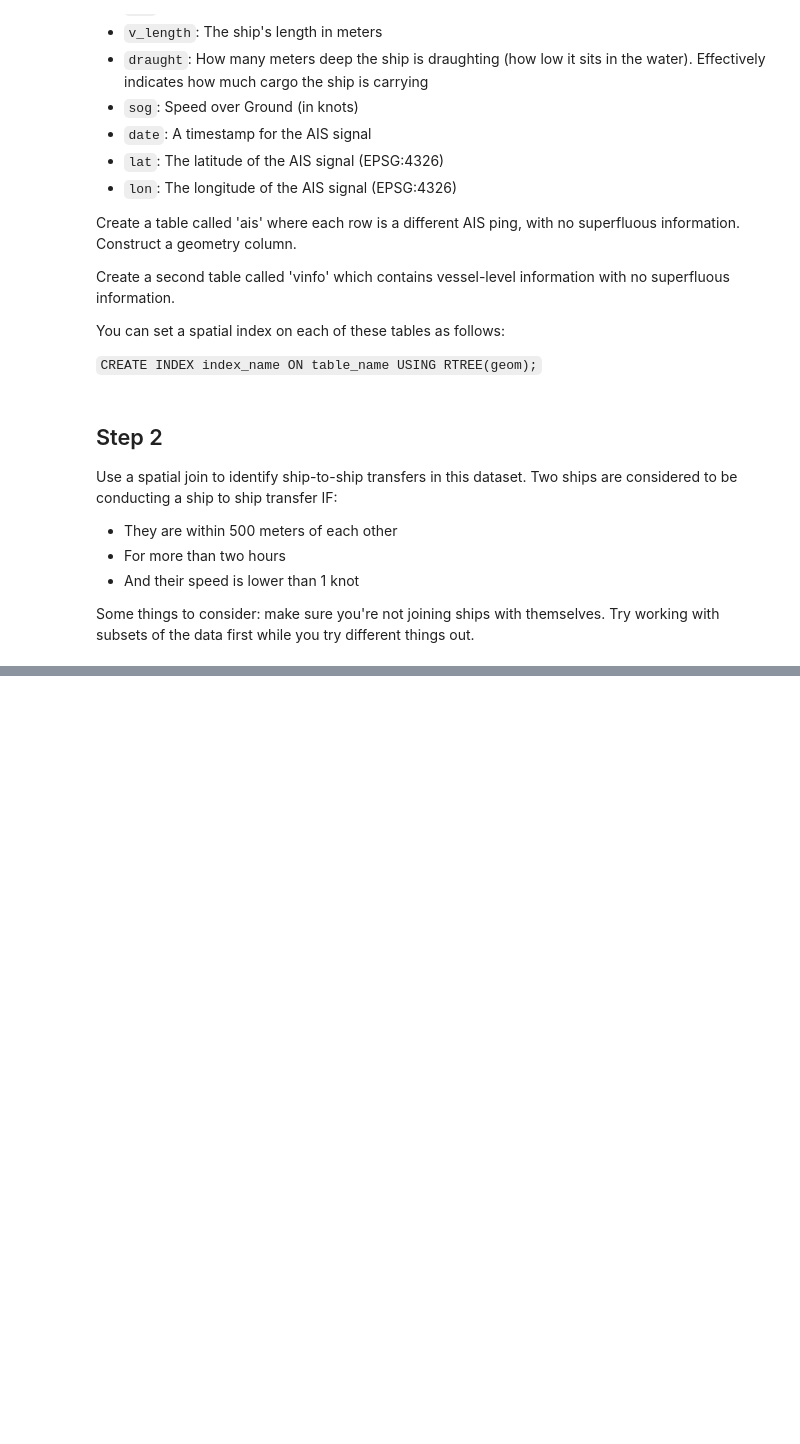
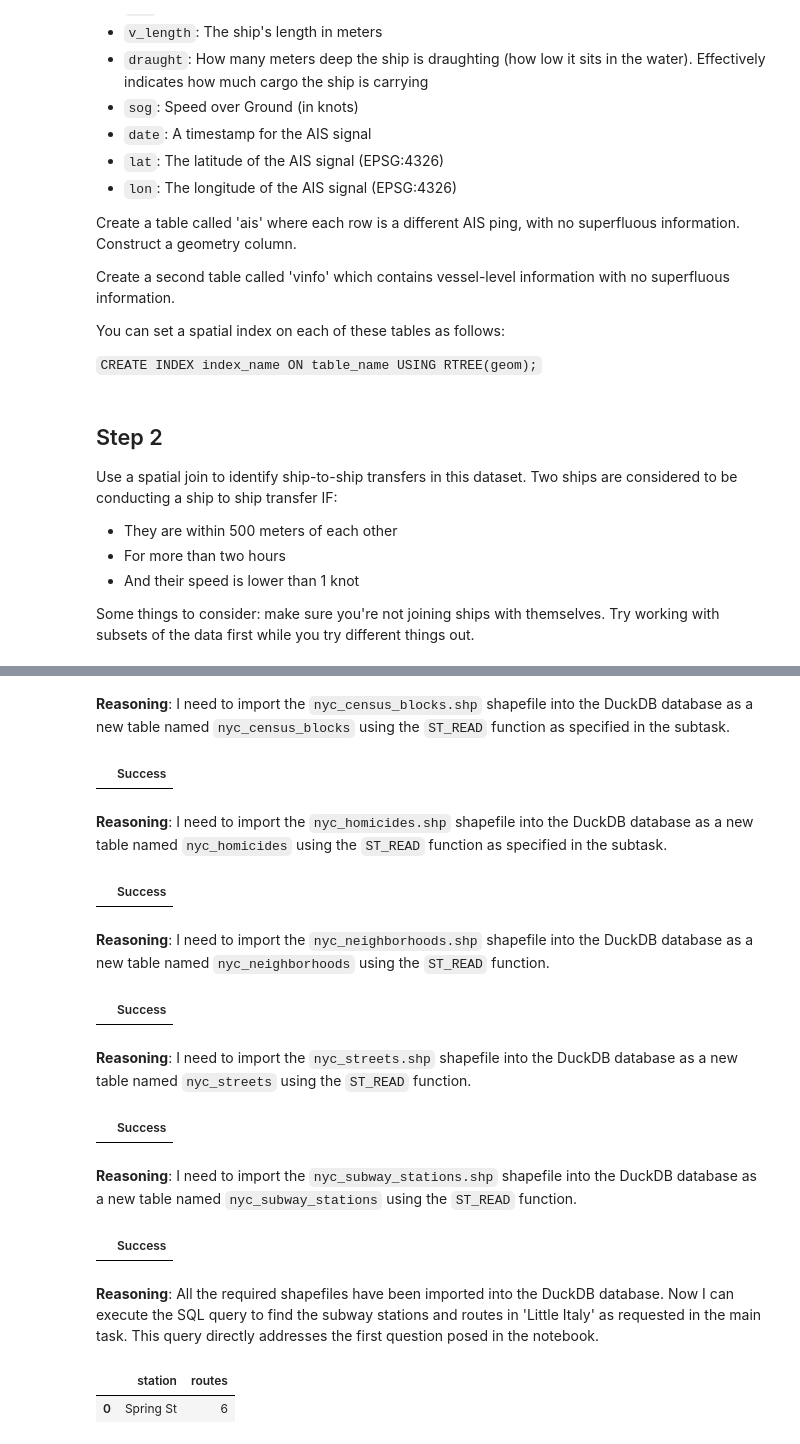
Before and after one commit to Nanxi-lu/BSA_Big_data, a Jupyter notebook: notebooks/W04_postgis2.ipynb, the cells around one changed output, grey strips where cells are left out. Saved outputs shown, nothing was run; the diff lists cells and outputs as text; code cells hidden in the pictures; blank space fills up the shorter version.

```diff
--- a/notebooks/W04_postgis2.ipynb
+++ b/notebooks/W04_postgis2.ipynb
@@ -151,0 +271,60 @@ Some things to consider: make sure you're not joining ships with themselves. Try
+# %% [markdown]
+**Reasoning**:
+I need to import the `nyc_census_blocks.shp` shapefile into the DuckDB database as a new table named `nyc_census_blocks` using the `ST_READ` function as specified in the subtask.
+# %%
+%%sql
+CREATE OR REPLACE TABLE nyc_census_blocks AS
+SELECT * FROM ST_READ('./nyc_data_extracted/nyc_census_blocks.shp');
+# %% [output]
+|  | Success |
+# %% [markdown]
+**Reasoning**:
+I need to import the `nyc_homicides.shp` shapefile into the DuckDB database as a new table named `nyc_homicides` using the `ST_READ` function as specified in the subtask.
+# %%
+%%sql
+CREATE OR REPLACE TABLE nyc_homicides AS
+SELECT * FROM ST_READ('./nyc_data_extracted/nyc_homicides.shp');
+# %% [output]
+|  | Success |
+# %% [markdown]
+**Reasoning**:
+I need to import the `nyc_neighborhoods.shp` shapefile into the DuckDB database as a new table named `nyc_neighborhoods` using the `ST_READ` function.
+# %%
+%%sql
+CREATE OR REPLACE TABLE nyc_neighborhoods AS
+SELECT * FROM ST_READ('./nyc_data_extracted/nyc_neighborhoods.shp');
+# %% [output]
+|  | Success |
+# %% [markdown]
+**Reasoning**:
+I need to import the `nyc_streets.shp` shapefile into the DuckDB database as a new table named `nyc_streets` using the `ST_READ` function.
+# %%
+%%sql
+CREATE OR REPLACE TABLE nyc_streets AS
+SELECT * FROM ST_READ('./nyc_data_extracted/nyc_streets.shp');
+# %% [output]
+|  | Success |
+# %% [markdown]
+**Reasoning**:
+I need to import the `nyc_subway_stations.shp` shapefile into the DuckDB database as a new table named `nyc_subway_stations` using the `ST_READ` function.
+# %%
+%%sql
+CREATE OR REPLACE TABLE nyc_subway_stations AS
+SELECT * FROM ST_READ('./nyc_data_extracted/nyc_subway_stations.shp');
+# %% [output]
+|  | Success |
+# %% [markdown]
+**Reasoning**:
+All the required shapefiles have been imported into the DuckDB database. Now I can execute the SQL query to find the subway stations and routes in 'Little Italy' as requested in the main task. This query directly addresses the first question posed in the notebook.
+# %%
+%%sql
+SELECT
+  s.name  AS station,
+  s.routes AS routes
+FROM nyc_neighborhoods n
+JOIN nyc_subway_stations s
+  ON ST_Within(s.geom, n.geom)
+WHERE n.name = 'Little Italy';
+# %% [output]
+|  | station | routes |
+| 0 | Spring St | 6 |
```
Also changed, not shown: parts of 25 cells of this notebook.
